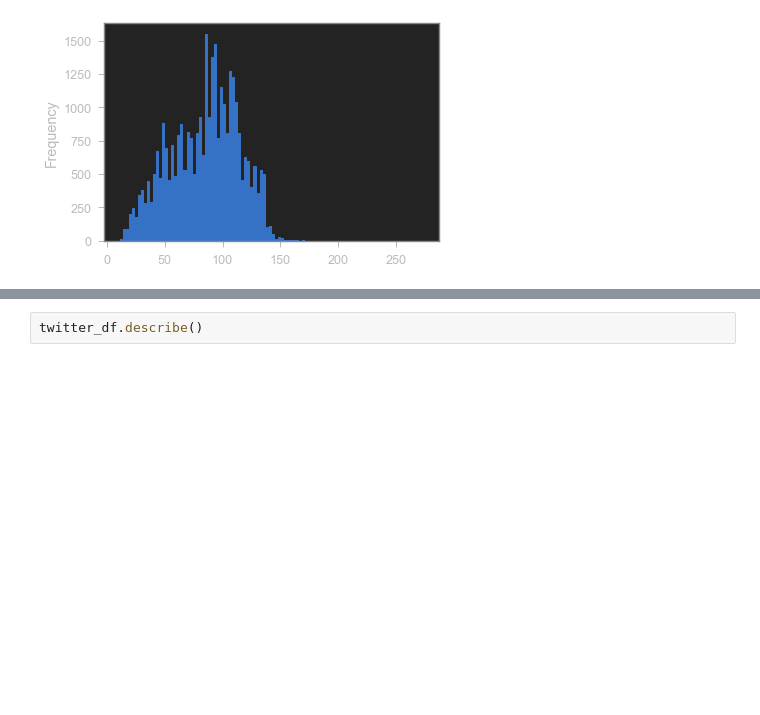
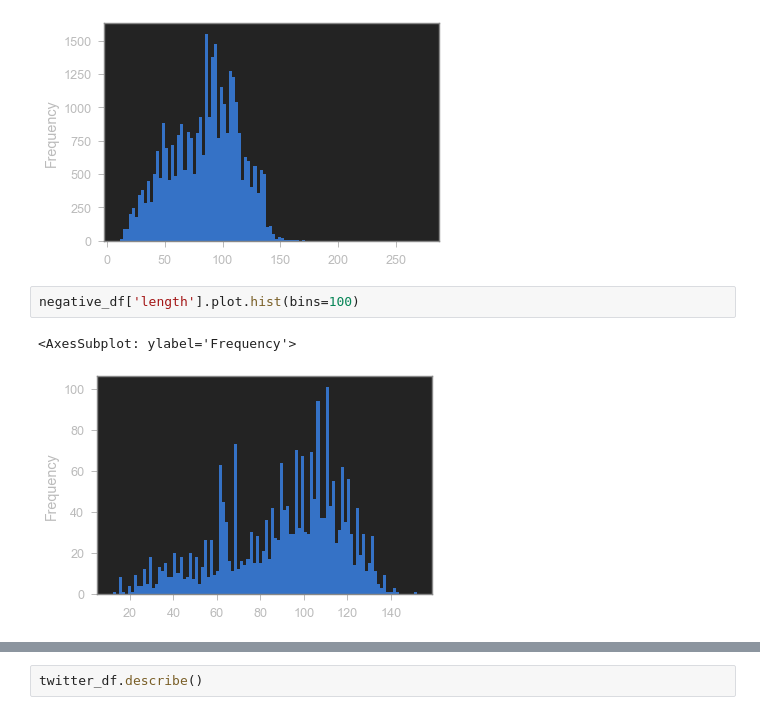
Before and after one commit to siddhardh-7/Twitter_Sentiment_Analysis, a Jupyter notebook: Twitter_Sentiment_Analysis.ipynb, the cells around one changed output, grey strips where cells are left out. Saved outputs shown, nothing was run; the diff lists cells and outputs as text; blank space fills up the shorter version.

```diff
--- a/Twitter_Sentiment_Analysis.ipynb
+++ b/Twitter_Sentiment_Analysis.ipynb
@@ -81,3 +81,8 @@ twitter_df['length'].plot.hist(bins=100)
 # %% [output]
 <AxesSubplot: ylabel='Frequency'>
 [figure]
+# %%
+negative_df['length'].plot.hist(bins=100)
+# %% [output]
+<AxesSubplot: ylabel='Frequency'>
+[figure, added]
```
Also changed, not shown: parts of 1 cell of this notebook.
